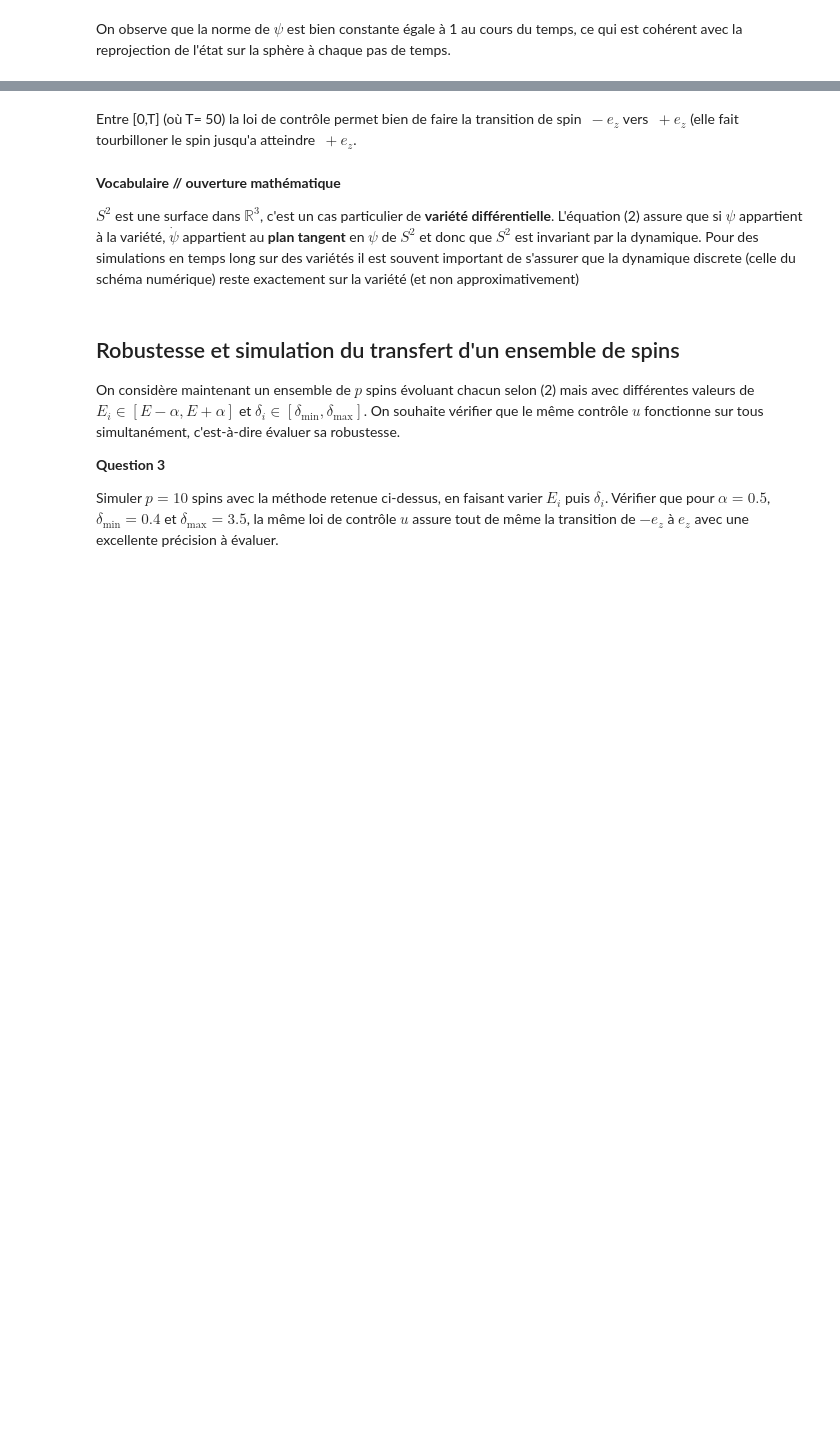
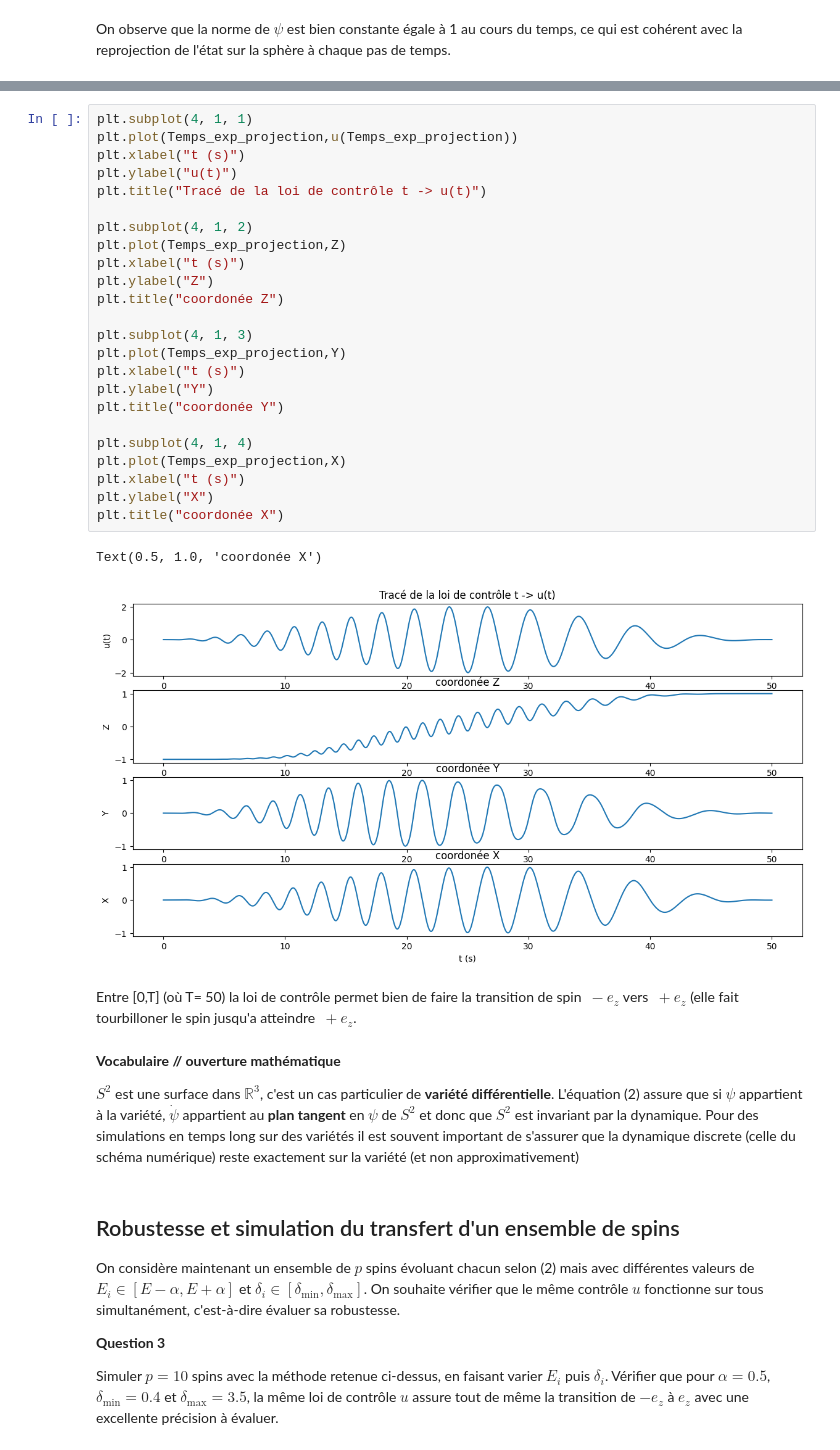
Before and after one commit to bavrillon/Projet-Maths-2---Equations-Diff-rentielles, a Jupyter notebook: Projet ED - Groupe 28.ipynb, the cells around one changed output, grey strips where cells are left out. Cells and saved outputs as stored; diff of their text form; blank space fills up the shorter version.

```diff
--- a/Projet ED - Groupe 28.ipynb
+++ b/Projet ED - Groupe 28.ipynb
@@ -343,3 +323,30 @@ plt.title("coordonée X")
+# %%
+plt.subplot(4, 1, 1)
+plt.plot(Temps_exp_projection,u(Temps_exp_projection))
+plt.xlabel("t (s)")
+plt.ylabel("u(t)")
+plt.title("Tracé de la loi de contrôle t -> u(t)")
+
+plt.subplot(4, 1, 2)
+plt.plot(Temps_exp_projection,Z)
+plt.xlabel("t (s)")
+plt.ylabel("Z")
+plt.title("coordonée Z")
+
+plt.subplot(4, 1, 3)
+plt.plot(Temps_exp_projection,Y)
+plt.xlabel("t (s)")
+plt.ylabel("Y")
+plt.title("coordonée Y")
+
+plt.subplot(4, 1, 4)
+plt.plot(Temps_exp_projection,X)
+plt.xlabel("t (s)")
+plt.ylabel("X")
+plt.title("coordonée X")
+# %% [output]
+Text(0.5, 1.0, 'coordonée X')
+[figure, added]
 # %% [markdown]
 Entre [0,T] (où T= 50) la loi de contrôle permet bien de faire la transition de spin $\ -e_z$ vers $\ +e_z$ (elle fait tourbilloner le spin jusqu'a atteindre $\ +e_z$.
 # %% [markdown]
```
Also changed, not shown: parts of 12 cells of this notebook.
